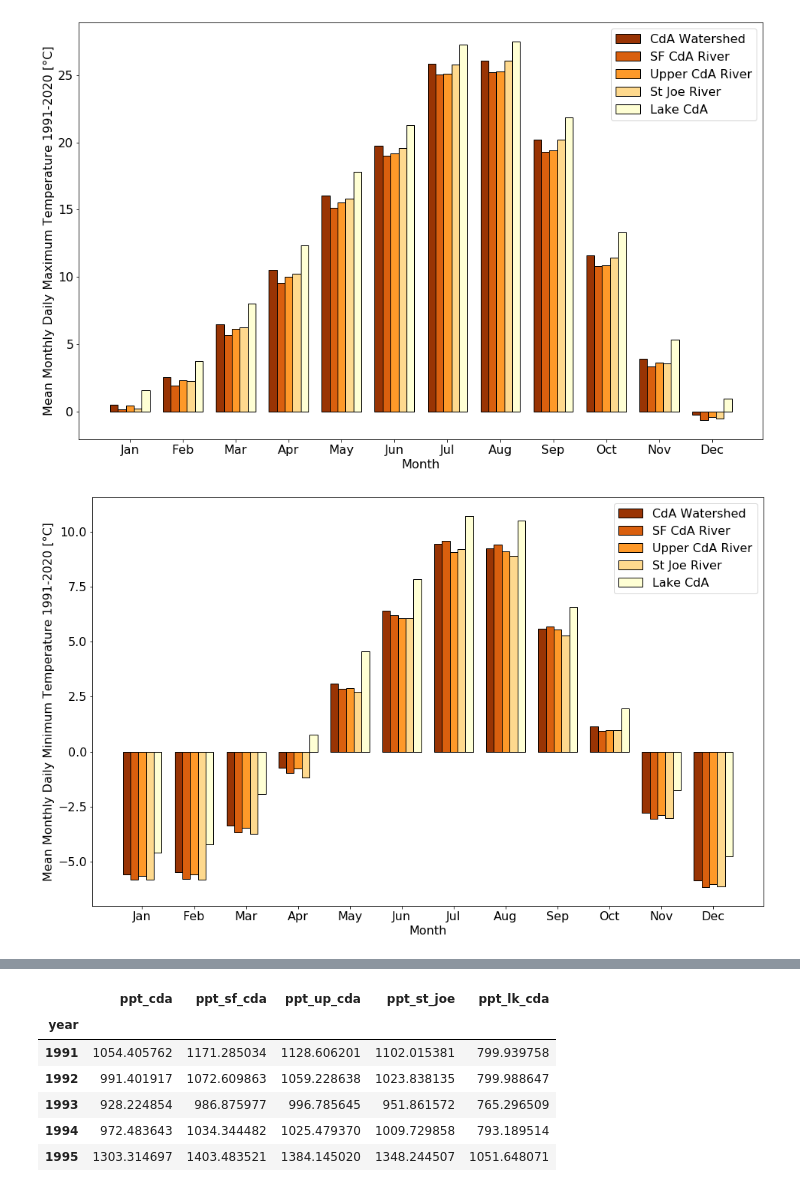
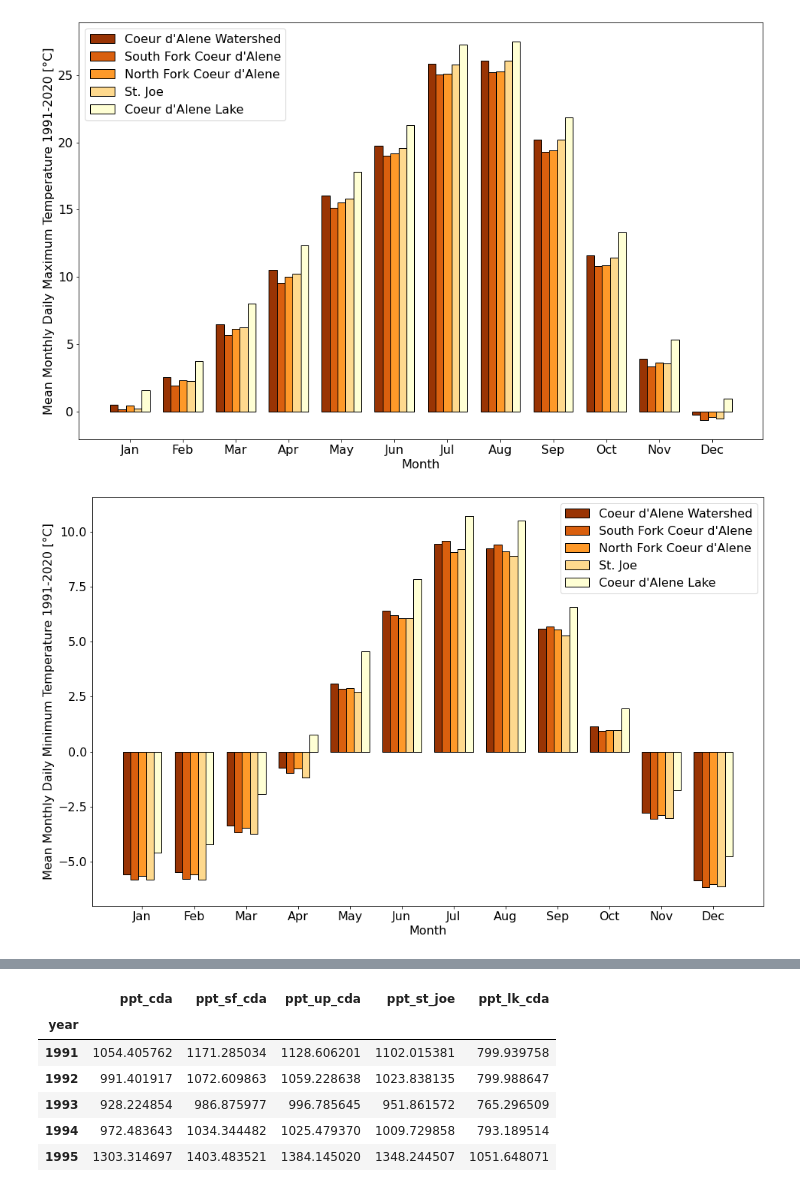
Before and after one commit to LejoFlores/CdA_WatershedAnalysis, a Jupyter notebook: AnalyzePRISMData.ipynb, the cells around one changed output, grey strips where cells are left out. Saved outputs shown, nothing was run; the diff lists cells and outputs as text; code cells hidden in the pictures.

```diff
--- a/AnalyzePRISMData.ipynb
+++ b/AnalyzePRISMData.ipynb
@@ -112,11 +117,11 @@ months = np.arange(12)+1
 
 plt.figure(figsize=(16,10))
 plt.rcParams.update({'font.size': 16})
-plt.bar(months-2*width, seasonal_tmax_cycle_cda, width, color='#993404', edgecolor='black', label='CdA Watershed')
-plt.bar(months-width, seasonal_tmax_cycle_sf_cda, width, color='#d95f0e', edgecolor='black', label='SF CdA River')
-plt.bar(months, seasonal_tmax_cycle_up_cda, width, color='#fe9929', edgecolor='black', label='Upper CdA River')
-plt.bar(months+width, seasonal_tmax_cycle_st_joe, width, color='#fed98e', edgecolor='black', label='St Joe River')
-plt.bar(months+2*width, seasonal_tmax_cycle_lk_cda, width, color='#ffffd4', edgecolor='black', label='Lake CdA')
+plt.bar(months-2*width, seasonal_tmax_cycle_cda, width, color='#993404', edgecolor='black', label='Coeur d\'Alene Watershed')
+plt.bar(months-width, seasonal_tmax_cycle_sf_cda, width, color='#d95f0e', edgecolor='black', label='South Fork Coeur d\'Alene')
+plt.bar(months, seasonal_tmax_cycle_up_cda, width, color='#fe9929', edgecolor='black', label='North Fork Coeur d\'Alene')
+plt.bar(months+width, seasonal_tmax_cycle_st_joe, width, color='#fed98e', edgecolor='black', label='St. Joe')
+plt.bar(months+2*width, seasonal_tmax_cycle_lk_cda, width, color='#ffffd4', edgecolor='black', label='Coeur d\'Alene Lake')
 plt.xticks(months,['Jan','Feb','Mar','Apr','May','Jun','Jul','Aug',
                   'Sep','Oct','Nov','Dec'])
 plt.xlabel('Month')
@@ -126,42 +131,42 @@ plt.savefig('figs/seasonal_tmax_cycle.png', dpi=300, bbox_inches='tight')
 plt.show()
 
 width = 0.15
 
 months = np.arange(12)+1
 
 plt.figure(figsize=(16,10))
 plt.rcParams.update({'font.size': 16})
-plt.bar(months-2*width, seasonal_tmin_cycle_cda, width, color='#993404', edgecolor='black', label='CdA Watershed')
-plt.bar(months-width, seasonal_tmin_cycle_sf_cda, width, color='#d95f0e', edgecolor='black', label='SF CdA River')
-plt.bar(months, seasonal_tmin_cycle_up_cda, width, color='#fe9929', edgecolor='black', label='Upper CdA River')
-plt.bar(months+width, seasonal_tmin_cycle_st_joe, width, color='#fed98e', edgecolor='black', label='St Joe River')
-plt.bar(months+2*width, seasonal_tmin_cycle_lk_cda, width, color='#ffffd4', edgecolor='black', label='Lake CdA')
+plt.bar(months-2*width, seasonal_tmin_cycle_cda, width, color='#993404', edgecolor='black', label='Coeur d\'Alene Watershed')
+plt.bar(months-width, seasonal_tmin_cycle_sf_cda, width, color='#d95f0e', edgecolor='black', label='South Fork Coeur d\'Alene')
+plt.bar(months, seasonal_tmin_cycle_up_cda, width, color='#fe9929', edgecolor='black', label='North Fork Coeur d\'Alene')
+plt.bar(months+width, seasonal_tmin_cycle_st_joe, width, color='#fed98e', edgecolor='black', label='St. Joe')
+plt.bar(months+2*width, seasonal_tmin_cycle_lk_cda, width, color='#ffffd4', edgecolor='black', label='Coeur d\'Alene Lake')
 plt.xticks(months,['Jan','Feb','Mar','Apr','May','Jun','Jul','Aug',
                   'Sep','Oct','Nov','Dec'])
 plt.xlabel('Month')
 plt.ylabel('Mean Monthly Daily Minimum Temperature 1991-2020 [°C]')
 plt.legend()
 plt.savefig('figs/seasonal_tmin_cycle.png', dpi=300, bbox_inches='tight')
 plt.show()
 
 width = 0.15
 
 months = np.arange(12)+1
 
 plt.figure(figsize=(16,10))
 plt.rcParams.update({'font.size': 16})
-plt.bar(months-2*width, seasonal_tmean_cycle_cda, width, color='#993404', edgecolor='black', label='CdA Watershed')
-plt.bar(months-width, seasonal_tmean_cycle_sf_cda, width, color='#d95f0e', edgecolor='black', label='SF CdA River')
-plt.bar(months, seasonal_tmean_cycle_up_cda, width, color='#fe9929', edgecolor='black', label='Upper CdA River')
-plt.bar(months+width, seasonal_tmean_cycle_st_joe, width, color='#fed98e', edgecolor='black', label='St Joe River')
-plt.bar(months+2*width, seasonal_tmean_cycle_lk_cda, width, color='#ffffd4', edgecolor='black', label='Lake CdA')
+plt.bar(months-2*width, seasonal_tmean_cycle_cda, width, color='#993404', edgecolor='black', label='Coeur d\'Alene Watershed')
+plt.bar(months-width, seasonal_tmean_cycle_sf_cda, width, color='#d95f0e', edgecolor='black', label='South Fork Coeur d\'Alene')
+plt.bar(months, seasonal_tmean_cycle_up_cda, width, color='#fe9929', edgecolor='black', label='North Fork Coeur d\'Alene')
+plt.bar(months+width, seasonal_tmean_cycle_st_joe, width, color='#fed98e', edgecolor='black', label='St. Joe')
+plt.bar(months+2*width, seasonal_tmean_cycle_lk_cda, width, color='#ffffd4', edgecolor='black', label='Coeur d\'Alene Lake')
 plt.xticks(months,['Jan','Feb','Mar','Apr','May','Jun','Jul','Aug',
                   'Sep','Oct','Nov','Dec'])
 plt.xlabel('Month')
 plt.ylabel('Mean Monthly Daily Average Temperature 1991-2020 [°C]')
 plt.legend()
 plt.savefig('figs/seasonal_tmean_cycle.png', dpi=300, bbox_inches='tight')
 plt.show()
 # %% [output]
-[figure, old version]
+[figure, new version]
-[figure, old version]
+[figure, new version]
```
Also changed, not shown: parts of 8 cells of this notebook, 16 other files.
